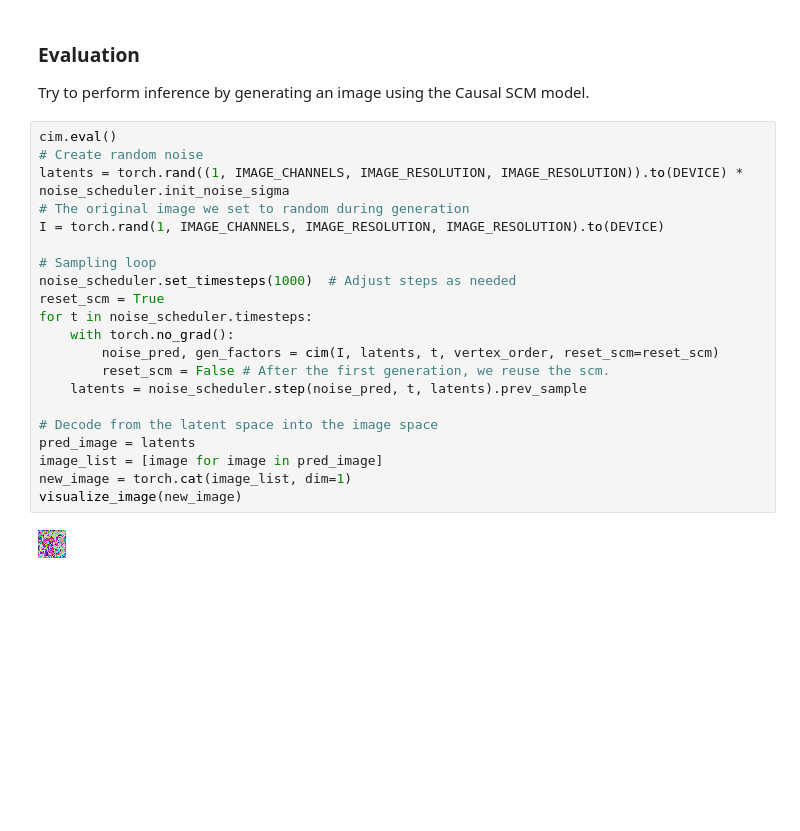
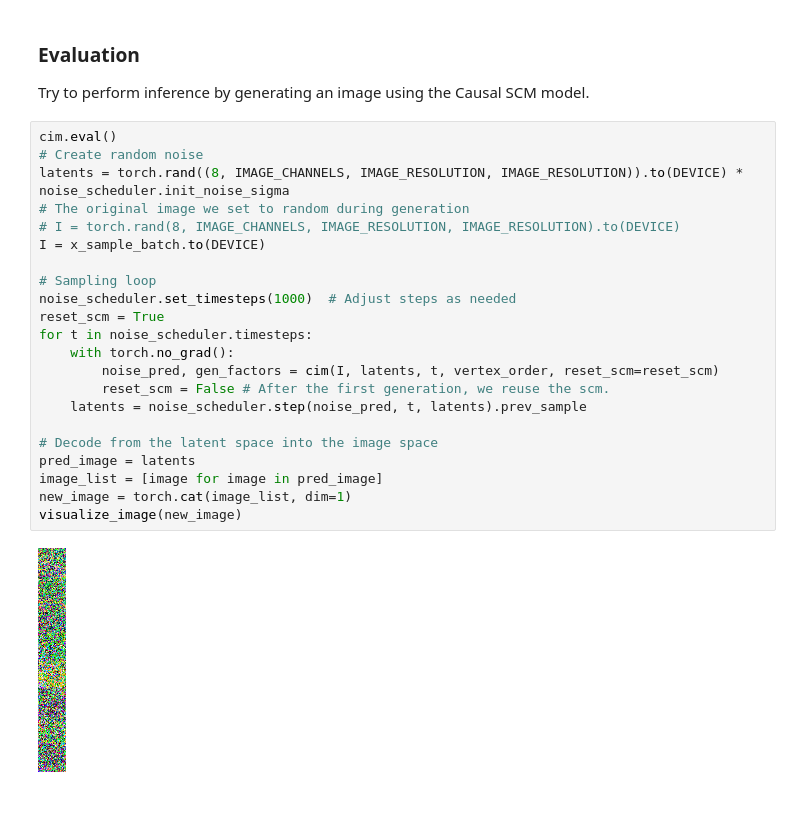
Before and after one commit to athmihir/Causal-Diffusion-Model, a Jupyter notebook: mnist.ipynb, the cells around one changed output. Saved outputs shown, nothing was run; the diff lists cells and outputs as text; blank space fills up the shorter version.

```diff
--- a/mnist.ipynb
+++ b/mnist.ipynb
@@ -202,25 +202,26 @@ Try to perform inference by generating an image using the Causal SCM model.
 # %%
 cim.eval()
 # Create random noise
-latents = torch.rand((1, IMAGE_CHANNELS, IMAGE_RESOLUTION, IMAGE_RESOLUTION)).to(DEVICE) * noise_scheduler.init_noise_sigma
+latents = torch.rand((8, IMAGE_CHANNELS, IMAGE_RESOLUTION, IMAGE_RESOLUTION)).to(DEVICE) * noise_scheduler.init_noise_sigma
 # The original image we set to random during generation
-I = torch.rand(1, IMAGE_CHANNELS, IMAGE_RESOLUTION, IMAGE_RESOLUTION).to(DEVICE)
+# I = torch.rand(8, IMAGE_CHANNELS, IMAGE_RESOLUTION, IMAGE_RESOLUTION).to(DEVICE)
+I = x_sample_batch.to(DEVICE)
 
 # Sampling loop
 noise_scheduler.set_timesteps(1000)  # Adjust steps as needed
 reset_scm = True
 for t in noise_scheduler.timesteps:
     with torch.no_grad():
         noise_pred, gen_factors = cim(I, latents, t, vertex_order, reset_scm=reset_scm)
         reset_scm = False # After the first generation, we reuse the scm.
     latents = noise_scheduler.step(noise_pred, t, latents).prev_sample
 
 # Decode from the latent space into the image space
 pred_image = latents
 image_list = [image for image in pred_image]
 new_image = torch.cat(image_list, dim=1)
 visualize_image(new_image)
 # %% [output]
-[figure, old version]
+[figure, new version]
 # %% [markdown]
 ###
```
Also changed, not shown: parts of 8 cells of this notebook, 2 other files.
